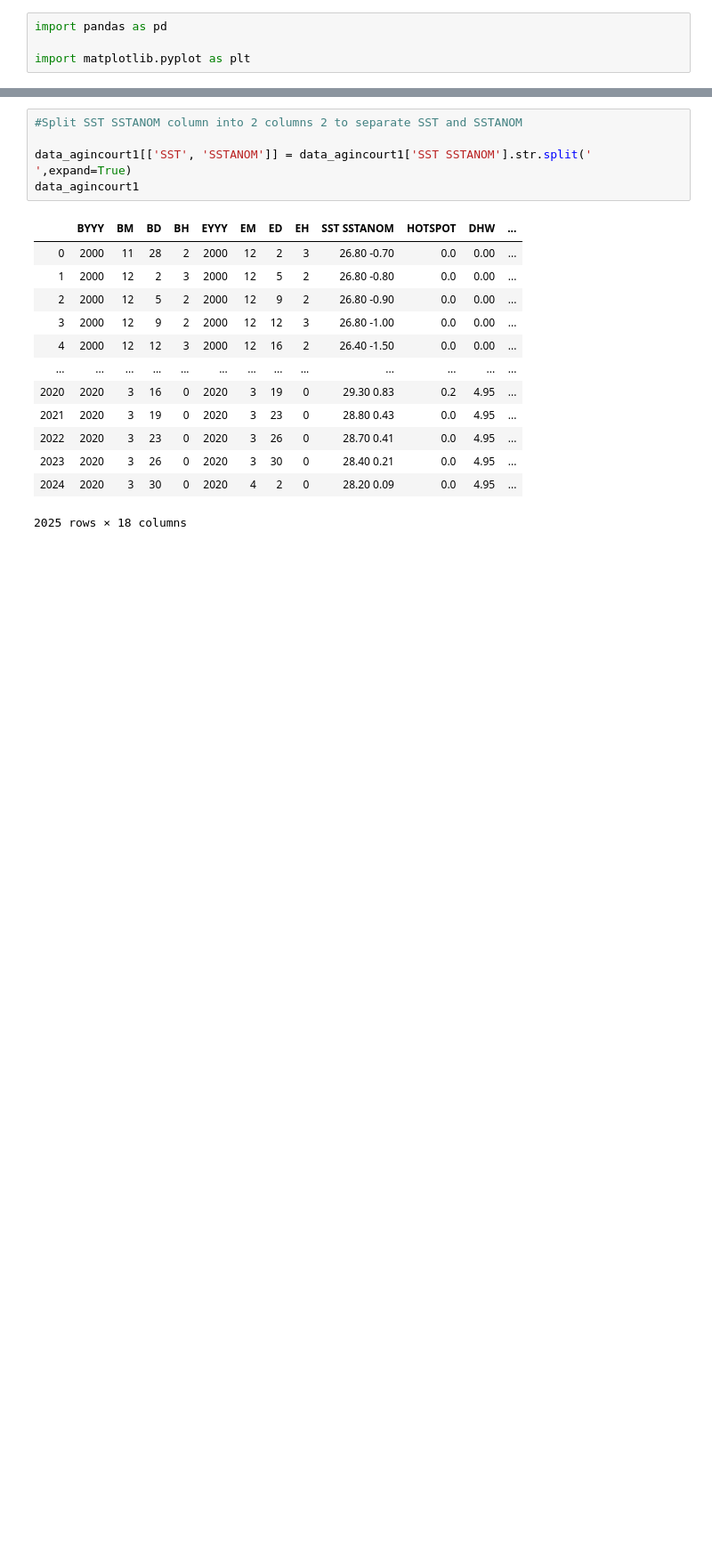
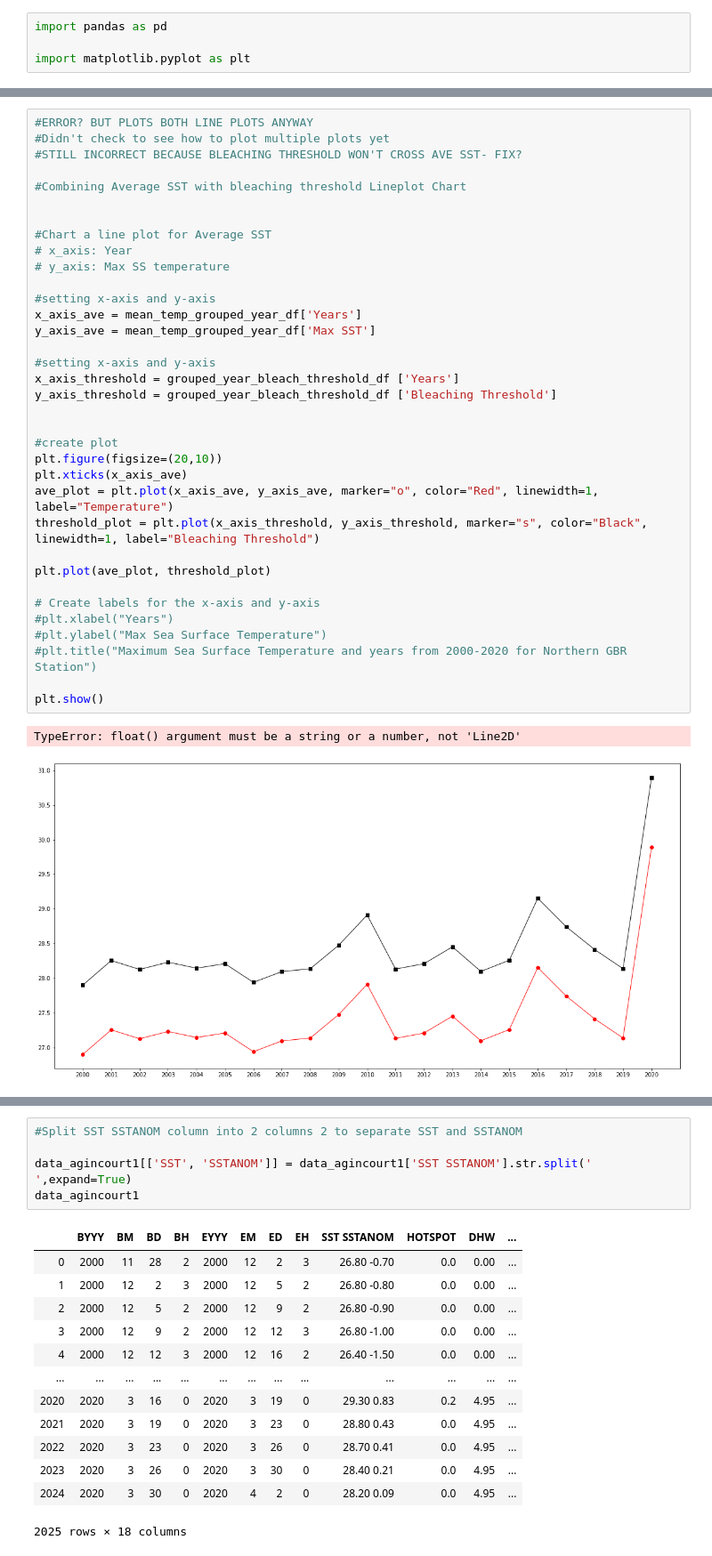
Before and after one commit to Aastha-Arora/Great-Barrier-Reef, a Jupyter notebook: Data Exploration/Agincourt_Northern.ipynb, the cells around one changed output, grey strips where cells are left out. Shown: that part at 89% size. Cells and saved outputs as stored; diff of their text form; blank space fills up the shorter version.

```diff
--- a/Data Exploration/Agincourt_Northern.ipynb
+++ b/Data Exploration/Agincourt_Northern.ipynb
@@ -213,0 +318,38 @@ plt.show()
+# %%
+#ERROR? BUT PLOTS BOTH LINE PLOTS ANYWAY
+#Didn't check to see how to plot multiple plots yet
+#STILL INCORRECT BECAUSE BLEACHING THRESHOLD WON'T CROSS AVE SST- FIX?
+
+#Combining Average SST with bleaching threshold Lineplot Chart
+
+
+#Chart a line plot for Average SST
+# x_axis: Year
+# y_axis: Max SS temperature
+
+#setting x-axis and y-axis
+x_axis_ave = mean_temp_grouped_year_df['Years']
+y_axis_ave = mean_temp_grouped_year_df['Max SST']
+
+#setting x-axis and y-axis
+x_axis_threshold = grouped_year_bleach_threshold_df ['Years']
+y_axis_threshold = grouped_year_bleach_threshold_df ['Bleaching Threshold']
+
+
+#create plot
+plt.figure(figsize=(20,10))
+plt.xticks(x_axis_ave)
+ave_plot = plt.plot(x_axis_ave, y_axis_ave, marker="o", color="Red", linewidth=1, label="Temperature")
+threshold_plot = plt.plot(x_axis_threshold, y_axis_threshold, marker="s", color="Black", linewidth=1, label="Bleaching Threshold")
+
+plt.plot(ave_plot, threshold_plot)
+
+# Create labels for the x-axis and y-axis
+#plt.xlabel("Years")
+#plt.ylabel("Max Sea Surface Temperature")
+#plt.title("Maximum Sea Surface Temperature and years from 2000-2020 for Northern GBR Station")
+
+plt.show()
+# %% [output]
+TypeError: float() argument must be a string or a number, not 'Line2D'
+[figure, added]
```
Also changed, not shown: parts of 34 cells of this notebook, 1 other file.
